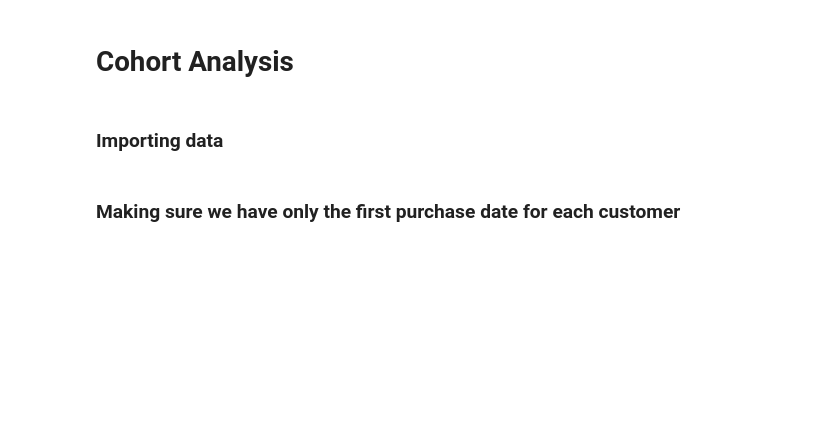
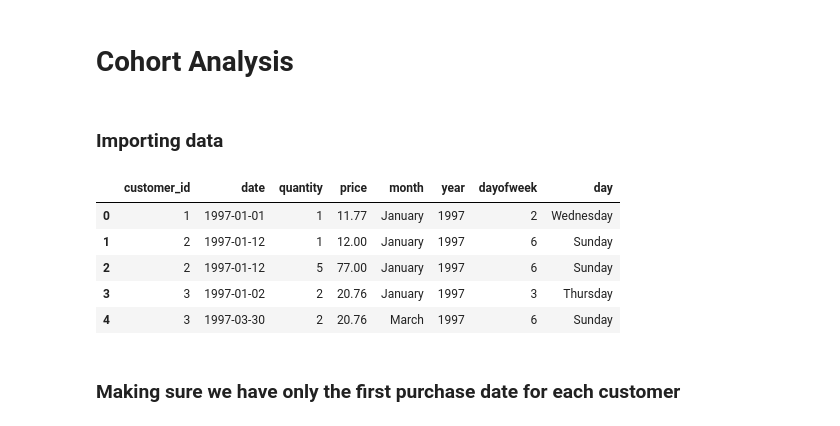
Before and after one commit to YashChowdhary34/predictive_clv_behaviour_analysis, a Jupyter notebook: analysis/02_cohort_analysis.ipynb, the cells around one changed output. Drawn from its saved outputs; the diff is of its cells as text; code cells hidden in the pictures; blank space fills up the shorter version.

```diff
--- a/analysis/02_cohort_analysis.ipynb
+++ b/analysis/02_cohort_analysis.ipynb
@@ -12,3 +11,12 @@ df['customer_id'] = df['customer_id'].astype(str)
+# %%
+df.head()
+# %% [output]
+|  | customer_id | date | quantity | price | month | year | dayofweek | day |
+| 0 | 1 | 1997-01-01 | 1 | 11.77 | January | 1997 | 2 | Wednesday |
+| 1 | 2 | 1997-01-12 | 1 | 12.00 | January | 1997 | 6 | Sunday |
+| 2 | 2 | 1997-01-12 | 5 | 77.00 | January | 1997 | 6 | Sunday |
+| 3 | 3 | 1997-01-02 | 2 | 20.76 | January | 1997 | 3 | Thursday |
+| 4 | 3 | 1997-03-30 | 2 | 20.76 | March | 1997 | 6 | Sunday |
 # %% [markdown]
 ### Making sure we have only the first purchase date for each customer
 # %%
```
Also changed, not shown: parts of 4 cells of this notebook, 7 other files.
